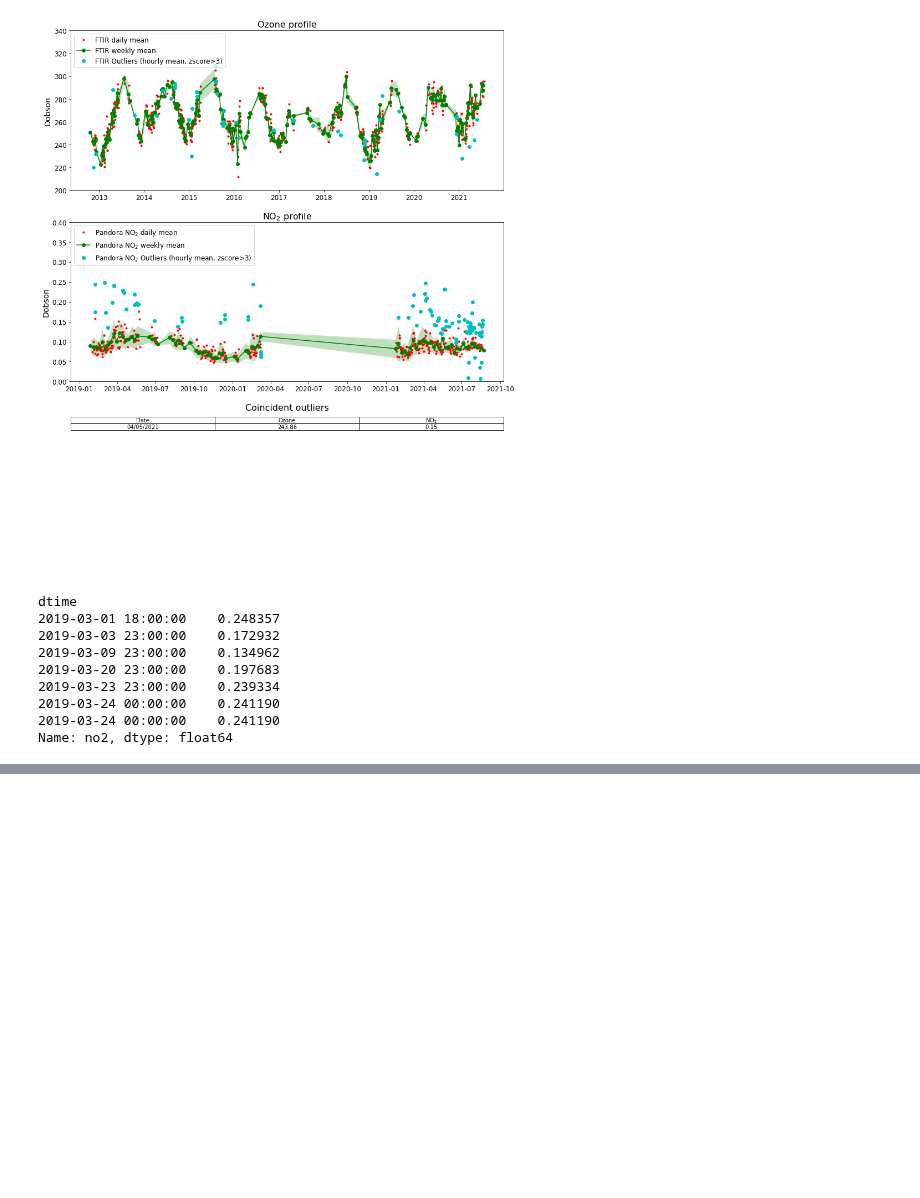
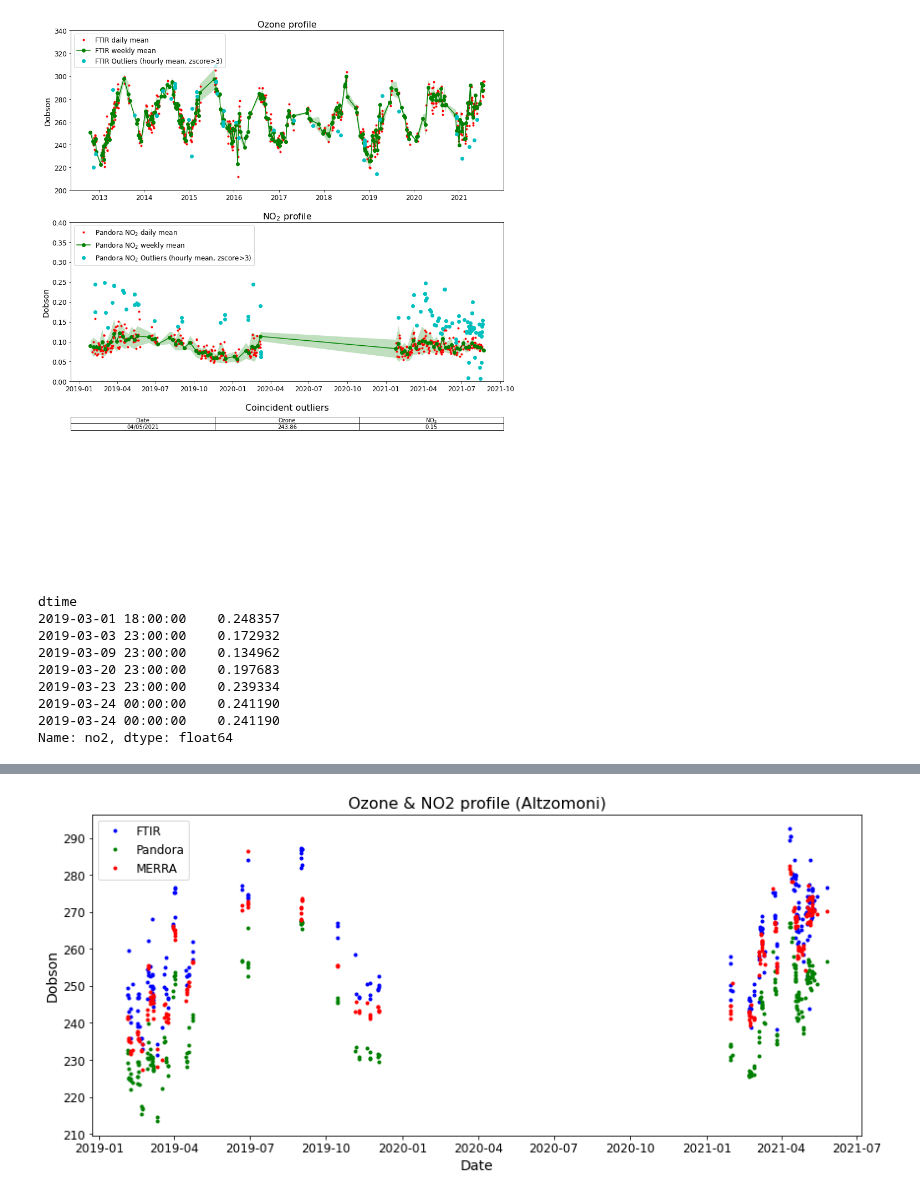
Before and after one commit to mixtli-c/cca-jupyter, a Jupyter notebook: pandonia-merra-ftir.ipynb, the cells around one changed output, grey strips where cells are left out. Cells and saved outputs as stored; diff of their text form; code cells hidden in the pictures; blank space fills up the shorter version.

```diff
--- a/pandonia-merra-ftir.ipynb
+++ b/pandonia-merra-ftir.ipynb
@@ -737,0 +766,18 @@ Name: no2, dtype: float64
+# %%
+ftirts_hr_mean=ftirts.resample('H').mean().dropna()
+ftirts_hr_std=ftirts.resample('H').std().dropna()
+#ftirts_hr_mean
+# %%
+merrao3ts_hr_mean=merrao3ts.resample('H').mean().dropna()
+merrao3ts_hr_std=merrao3ts.resample('H').std().dropna()
+#merrao3ts_hr_mean
+# %%
+tempdic={'ozone':pano3ts.ozone}
+panozts=pd.DataFrame(data=tempdic)
+panozts_hr_mean=panozts.resample('H').mean().dropna()
+panozts_hr_std=panozts.resample('H').mean().dropna()
+#panozts_hr_mean
+# %%
+coinc_hr_mean=pd.merge(ftirts_hr_mean,panozts_hr_mean,left_index=True,right_index=True)
+coinc_hr_mean=pd.merge(coinc_hr_mean,merrao3ts_hr_mean,left_index=True,right_index=True)
+coinc_hr_mean
@@ -737,0 +800,20 @@ Name: no2, dtype: float64
+# %%
+## pyplot plotting
+#x
+#y
+
+f, ax0 = plt.subplots(figsize=(14,6))
+ax0.plot(coinc_hr_mean.index, coinc_hr_mean['o3column'], '.b', label='FTIR')
+ax0.plot(coinc_hr_mean.index, coinc_hr_mean['ozone_x'], '.g', label='Pandora')
+ax0.plot(coinc_hr_mean.index, coinc_hr_mean['ozone_y'], '.r', label='MERRA')
+
+## Formatting
+#ax1.set_xticks(np.arange(0,24))
+ax0.set_xlabel('Date',size=14)
+#ax0.set_ylabel('molecule/cm$^2$',size=14)
+ax0.set_ylabel('Dobson',size=14)
+ax0.set_title("Ozone & NO2 profile (Altzomoni)",size=16)
+ax0.legend(fontsize=12, loc='upper left')
+ax0.tick_params(labelsize=12)
+# %% [output]
+[figure, added]
```
Also changed, not shown: parts of 6 cells of this notebook, 10 other files.
